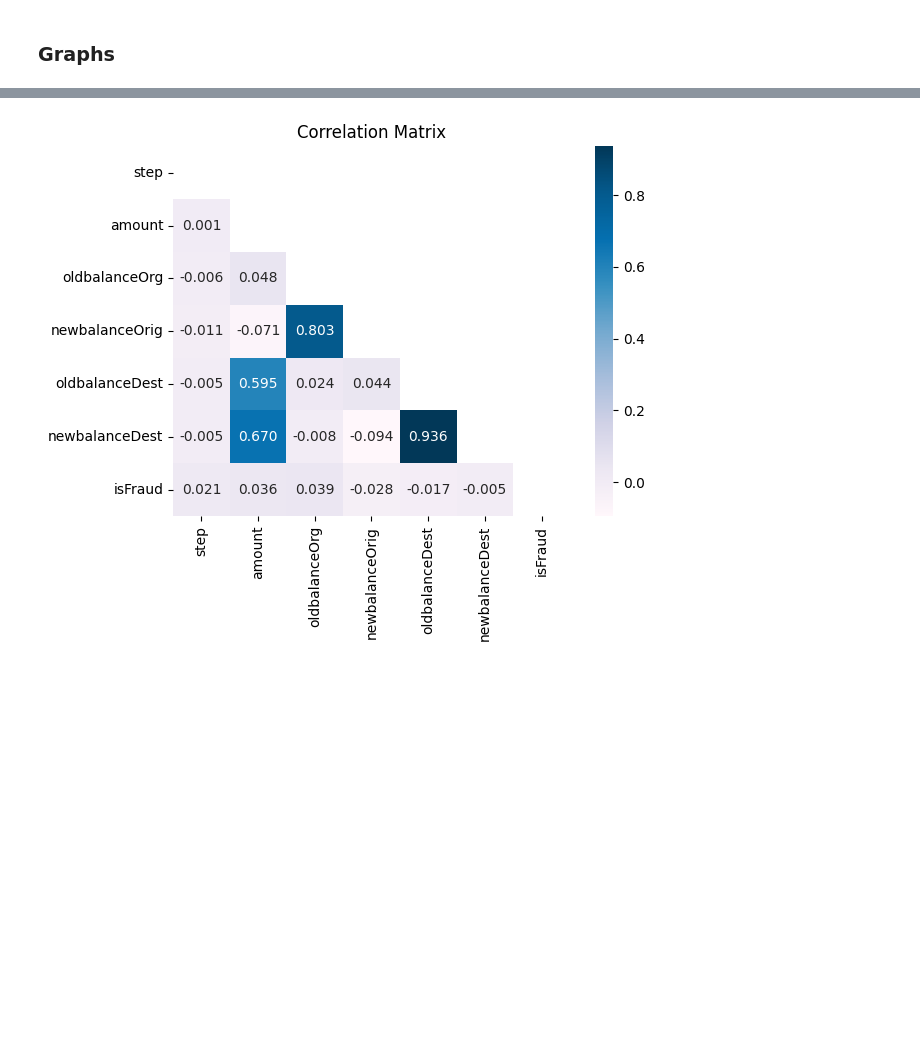
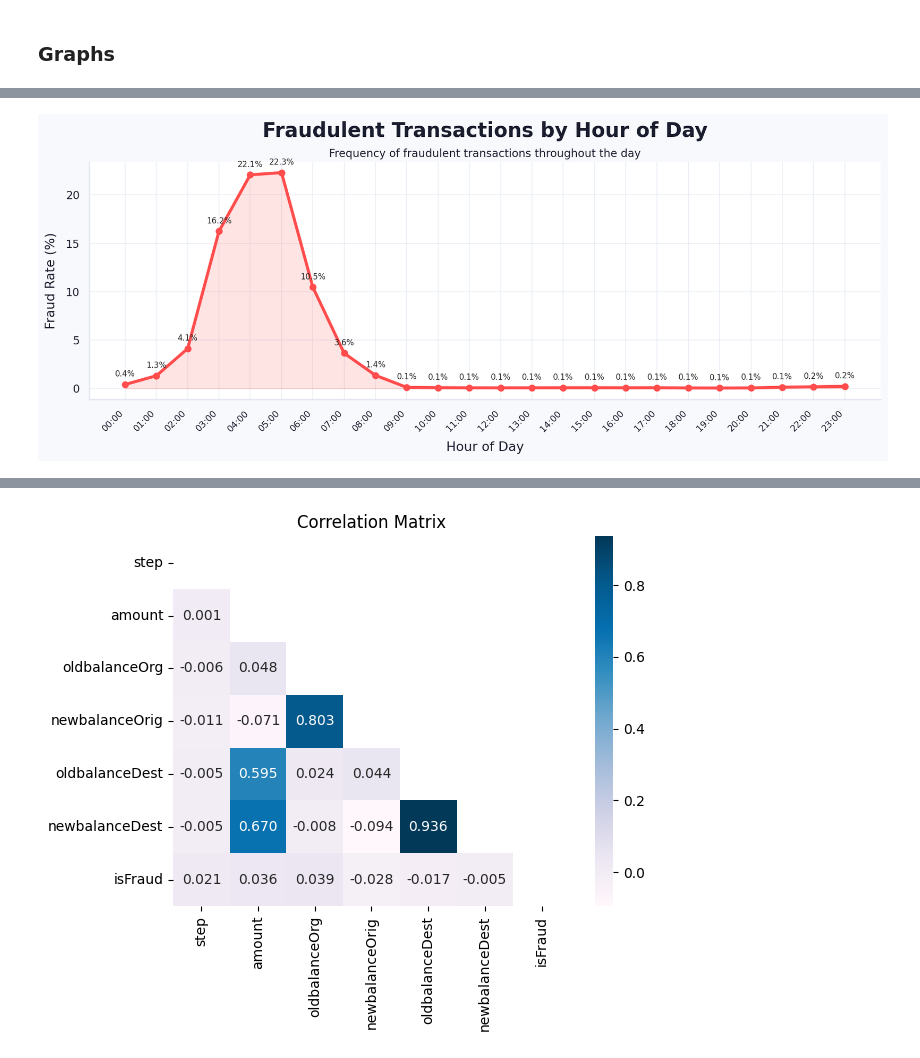
Before and after one commit to luunguyentankhai/ADY201m, a Jupyter notebook: preprocessing/data_cleaning.ipynb, the cells around one changed output, grey strips where cells are left out. Cells and saved outputs as stored; diff of their text form; code cells hidden in the pictures; blank space fills up the shorter version.

Commit message:
update graph

```diff
--- a/preprocessing/data_cleaning.ipynb
+++ b/preprocessing/data_cleaning.ipynb
@@ -172,0 +188,6 @@ Name: count, dtype: int64
+# %%
+# Change the order of columns
+df = df[['hour_of_day', 'type', 'amount', 'oldbalanceOrg', 'newbalanceOrig',
+         'oldbalanceDest', 'newbalanceDest', 'nameOrig', 'nameDest',
+         'is_Merchant_Dest', 'errorBalanceOrig', 'errorBalanceDest', 'isFraud']]
+df
@@ -173,5 +208,2 @@ Name: count, dtype: int64
 # %% [markdown]
 ### Graphs
-# %%
-# Setting
-sns.set_style('whitegrid')
@@ -424,0 +264,73 @@ plt.show()
+# %%
+def add_subtitle(ax, text):
+    ax.annotate(
+        text,
+        xy=(0.5, 1.02),
+        xycoords="axes fraction",
+        ha="center",
+        fontsize=11,
+        color= PALETTE_TEXT
+    )
+# %%
+fraud_rate_hour = (
+    df.groupby("hour_of_day")["isFraud"]
+      .mean()
+      * 100
+)
+fig, ax = plt.subplots(figsize=(12, 5))
+
+ax.plot(
+    fraud_rate_hour.index,
+    fraud_rate_hour.values,
+    color=PALETTE_FRAUD,
+    linewidth=3,
+    marker="o"
+)
+
+ax.fill_between(
+    fraud_rate_hour.index,
+    fraud_rate_hour.values,
+    color=PALETTE_FRAUD,
+    alpha=0.15
+)
+
+ax.set_title(
+    "Fraudulent Transactions by Hour of Day",
+    fontsize=20,
+    fontweight="bold",
+    color=PALETTE_TEXT,
+    pad=25
+)
+
+add_subtitle(
+    ax,
+    "Frequency of fraudulent transactions throughout the day"
+)
+
+ax.set_xlabel("Hour of Day")
+ax.set_ylabel("Fraud Rate (%)")
+
+ax.set_xticks(range(24))
+ax.set_xticklabels(
+    [f"{h:02d}:00" for h in range(24)],
+    rotation=45,
+    ha="right",
+    fontsize=9
+)
+
+for x, y in zip(
+    fraud_rate_hour.index,
+    fraud_rate_hour.values
+):
+    ax.annotate(
+        f"{y:.1f}%",
+        (x, y),
+        textcoords="offset points",
+        xytext=(0, 8),
+        ha="center",
+        fontsize=8
+    )
+
+plt.tight_layout()
+# %% [output]
+[figure, added]
```
Also changed, not shown: parts of 59 cells of this notebook.
